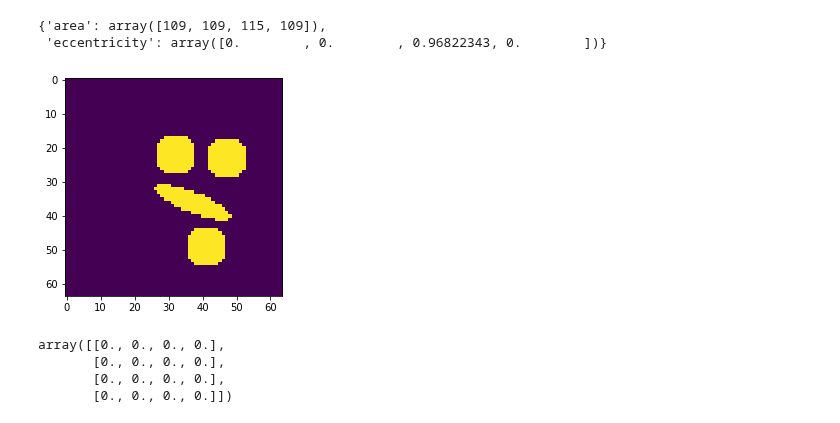
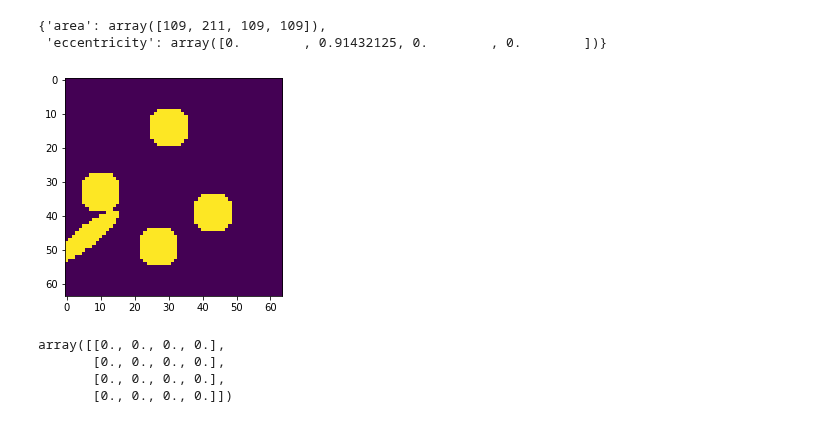
Before and after one commit to Kayzi0/ExplainBlobs, a Jupyter notebook: Generate_Blobs.ipynb, the cells around one changed output. Saved outputs shown, nothing was run; the diff lists cells and outputs as text; code cells hidden in the pictures.

```diff
--- a/Generate_Blobs.ipynb
+++ b/Generate_Blobs.ipynb
@@ -125,20 +125,20 @@ def generate_circles_and_ellipse(num_blobs = 10, img_size = 64, maj_axis=15, min
         #print(img[int(posx-r):int(posx+r), int(posy-r):int(posy+r)])
         posx = np.random.randint(r, img_size-r)
         posy = np.random.randint(r, img_size-r)
-      rr, cc = sk.draw.ellipse(posy, posx, r, r, shape=(img_size, img_size))
+      rr, cc = sk.draw.disk((posy, posx), r, shape=(img_size, img_size))
       img[rr,cc] = 1
   # while 1 in img[int(posy-maj_axis):int(posy+maj_axis), int(posx-maj_axis):int(posx+maj_axis)]:
   #   posx = np.random.randint(maj_axis, img_size-maj_axis)
   #   posy = np.random.randint(maj_axis, img_size-maj_axis)
   return img
 # %%
-x = generate_big_blob3(num_blobs = 4,img_size=64, maj_axis=12, min_axis=3)
+x = generate_circles_and_ellipse(num_blobs = 5,img_size=64, maj_axis=12, min_axis=3)
 plt.imshow(x)
 regionprops_table(label(x), properties=['area', 'eccentricity'])
 # %% [output]
-{'area': array([109, 109, 115, 109]),
- 'eccentricity': array([0.        , 0.        , 0.96822343, 0.        ])}
+{'area': array([109, 211, 109, 109]),
+ 'eccentricity': array([0.        , 0.91432125, 0.        , 0.        ])}
-[figure, old version]
+[figure, new version]
 # %%
 img = np.zeros((10,10))
 img[1:5,1:5]
```
Also changed, not shown: 2 other files.
